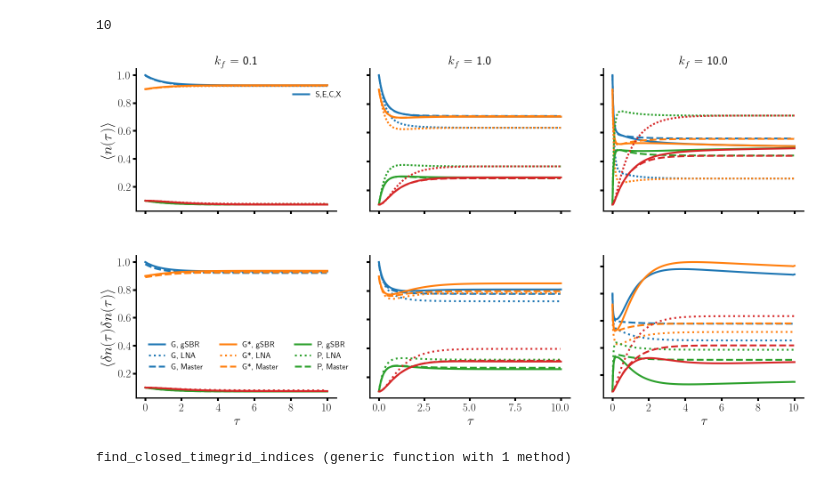
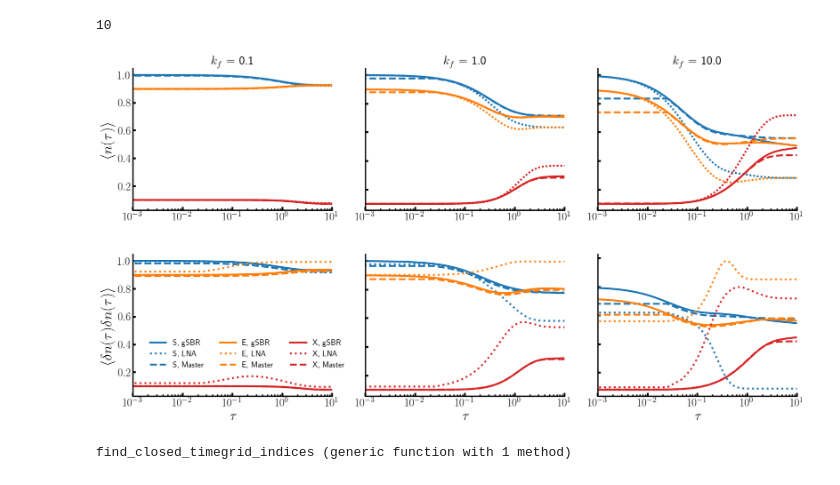
Before and after one commit to btemoshir/Achedmy.jl, a Jupyter notebook: examples/enzyme_kinetics.ipynb, the cells around one changed output. Saved outputs shown, nothing was run; the diff lists cells and outputs as text; code cells hidden in the pictures.

```diff
--- a/examples/enzyme_kinetics.ipynb
+++ b/examples/enzyme_kinetics.ipynb
@@ -231,7 +168,7 @@ for i in alpha_range
     structure = Achedmy.ReactionStructure(enzyme_system)
     variables = Achedmy.ReactionVariables(structure,"single")
     sol = Achedmy.solve_dynamics!(structure,variables,selfEnergy = "MAK", tmax = tmax, tstart = tstart,
-    atol = atol, rtol = rtol , k_max = k_max, dtmax = dtmax, γ = Γ, qmax = qmax, qmin = qmin);
+    atol = atol, rtol = rtol)
 
     push!(SOL_mak,sol)
     push!(VAR_mak,variables)
@@ -402,7 +337,7 @@ close("all")
 # %% [markdown]
 ### Plotting the response: $R_{XX}(\tau,\tau')$:
 # %%
-sat = 7
+sat = 4
 
 #time_grid_all = EMRE[sat].timeGrid
 time_grid_gSBR = SOL[sat].t
@@ -443,9 +381,8 @@ gcf()
 # %% [markdown]
 ## Plotting cross-responses!
 # %%
-sat = 7
+sat = 4
 
-#time_grid_all = EMRE[sat].timeGrid
 time_grid_gSBR = SOL[sat].t
 plotting_tau =  [2., 4., 6., 8.]
 
@@ -453,10 +390,9 @@ function find_closed_timegrid_indices(timegrid, times)
     return [findmin(abs.(timegrid .- X))[2] for X in times]
 end
 
-#tau = find_closed_timegrid_indices(time_grid_all, plotting_tau)
 tau_SBR = find_closed_timegrid_indices(time_grid_gSBR, plotting_tau)
 
-fig = figure(figsize=(15, 3.5))
+fig = figure(figsize=(15, 7))
 ax1 = fig.add_axes([0, 0.55, 0.1, 0.45])
 ax2 = fig.add_axes([0.11, 0.55, 0.19, 0.45])
 ax3 = fig.add_axes([0.31, 0.55, 0.29, 0.45])
@@ -478,19 +414,16 @@ for j in 1:length(plotting_tau)
     axis[j].set_title(L"\tau^\prime = " * string(plotting_tau[j]), fontsize=22)
     axis[j].spines["right"].set_visible(false)
     axis[j].spines["top"].set_visible(false)
-    #axis[j].set_xlabel(L"\tau-\tau\prime", fontsize=22)
-    axis[j].set_ylim((-0.1, 0.1))
+    axis[j].set_ylim((-0.05, 0.15))
 end
 
 for j in 1:length(plotting_tau)
 
     axis2[j].plot(time_grid_gSBR[tau_SBR[j]:end] .- time_grid_gSBR[tau_SBR[j]],(VAR[sat].R[2,1, tau_SBR[j]:end, tau_SBR[j]]), "-", alpha=0.75,linewidth=3)
-
-    axis2[j].set_title(L"\tau^\prime = " * string(plotting_tau[j]), fontsize=22)
     axis2[j].spines["right"].set_visible(false)
     axis2[j].spines["top"].set_visible(false)
     axis2[j].set_xlabel(L"\tau-\tau\prime", fontsize=22)
-    axis2[j].set_ylim((-0.135, 0.01))
+    axis2[j].set_ylim((-0.225, 0.01))
 end
 
 ax1.set_ylabel(L"R_{XS}(\tau,\tau^\prime)", fontsize=22)
@@ -509,7 +442,5 @@ ax22.set(yticklabels=[])
 ax33.set(yticklabels=[])
 ax44.set(yticklabels=[])
 
-#ax4.legend(["gSBR"], bbox_to_anchor=(0.45, 0.95), loc=0, frameon=false, fontsize=18)
-
 gcf()
 # %% [output]
@@ -840,65 +705,55 @@ ax_5 = fig1.add_axes([0.7, 0.525, 0.3, 0.4])
 ax_6 = fig1.add_axes([0.7, 0., 0.3, 0.4])
 
 axes = [ax_1, ax_2, ax_5, ax_3, ax_4, ax_6]
-#sat = [0, 3, 6] .+ 1
+
+sat_sbr = [2,3,4]
+
 sat = [3, 6, 9] .+ 1
-#sat = 1
+
 skip = 1
+start_time = 1
+
 cOL = plt.rcParams["axes.prop_cycle"].by_key()["color"]
 
 for i in 1:length(sat)
-    for j in 1:num_species
-        #axes[i].plot(QUAD2SBR[sat[i]].timeGrid[1:skip:end], QUAD2SBR[sat[i]].y[j, 1:skip:end]', linestyle="-", c=cOL[j], alpha=1., linewidth=3)
-        axes[i].plot(SOL[sat[i]].t, VAR[sat[i]].μ[j, :], linestyle="-", c=cOL[j], alpha=1., linewidth=3)
-
-        #axes[i].plot(MAK[sat[i]].timeGrid[1:skip:end], MAK[sat[i]].y[j, 1:skip:end]', linestyle=(0, (1, 1)), c=cOL[j], alpha=1., linewidth=3)
-
-        axes[i].plot(SOL_mak[sat[i]].t, VAR_mak[sat[i]].μ[j, :], linestyle=(0, (1, 1)), c=cOL[j], alpha=1., linewidth=3)
-
-        axes[i].plot(Master[sat[i]].timeGrid[1:skip:end], Master[sat[i]].y[j, 1:skip:end]', "--", c=cOL[j], alpha=1., linewidth=3)
-    end
+    for j in 1:num_species if j != 3
+        axes[i].plot(SOL[sat_sbr[i]].t[start_time:end], VAR[sat_sbr[i]].μ[j, start_time:end], linestyle="-", c=cOL[j], alpha=1., linewidth=3)
+        axes[i].plot(SOL_mak[sat_sbr[i]].t[start_time:end], VAR_mak[sat_sbr[i]].μ[j, start_time:end], linestyle=(0, (1, 1)), c=cOL[j], alpha=1., linewidth=3)
+        axes[i].plot(Master[sat[i]].timeGrid[start_time:skip:end], Master[sat[i]].y[j, start_time:skip:end]', "--", c=cOL[j], alpha=1., linewidth=3)
+    end end
     axes[i].spines["right"].set_visible(false)
     axes[i].spines["top"].set_visible(false)
     axes[i].set_title("\$k_f\$ = " * string(round(alpha_range[sat[i]], digits=2)), fontsize=20)
-    #axes[i].set_yscale("log")
-    #axes[i].set_xscale("log")
-    #axes[i].set_ylim((0.002, 2.50))
+    axes[i].set_xlim((0.001,10))
     axes[i].set(xticklabels=[])
+    axes[i].set_xscale("log")
     if i != 1
         axes[i].set(yticklabels=[])
     end
 end
 axes[1].set_ylabel(L"$ \langle n(\tau) \rangle $", fontsize=24)
 
+start_time_Master = 1
+start_time = 1
 for i in 1:length(sat)
-    for j in 1:num_species
-        #axes[i + 3].plot(QUAD2SBR[sat[i]].timeGrid[1:skip:end], (QUAD2SBR[sat[i]].y[j, 1:skip:end] + diag(QUAD2SBR[sat[i]].corr[j, j, 1:skip:end, 1:skip:end]))', linestyle="-", c=cOL[j], alpha=1., linewidth=3)
-
-        axes[i + 3].plot(SOL[sat[i]].t, diag(VAR[sat[i]].N[j, j, :, :]), linestyle="-", c=cOL[j], alpha=1., linewidth=3)
-
-        #axes[i + 3].plot(SOL[sat[i]].t, (VAR[sat[i]].μ[j,:]), linestyle="-", c=cOL[j], alpha=1., linewidth=3)
-        axes[i + 3].plot(EMRE[sat[i]].timeGrid[1:skip:end], EMRE[sat[i]].lna_var[j, j, 1:skip:end]', linestyle="dotted", c=cOL[j], alpha=1., linewidth=3)
-        axes[i + 3].plot(Master[sat[i]].timeGrid[1:skip:end], Master[sat[i]].variance[j, 1:skip:end]', "--", c=cOL[j], alpha=1., linewidth=3)
-    end
+    for j in 1:num_species if j != 3
+        axes[i + 3].plot(SOL[sat_sbr[i]].t[start_time:end], diag(VAR[sat_sbr[i]].N[j, j, start_time:end, start_time:end]), linestyle="-", c=cOL[j], alpha=1., linewidth=3)
+        axes[i + 3].plot(EMRE[sat[i]].timeGrid[start_time_Master:skip:end], EMRE[sat[i]].lna_var[j, j, start_time_Master:skip:end]', linestyle="dotted", c=cOL[j], alpha=1., linewidth=3)
+        axes[i + 3].plot(Master[sat[i]].timeGrid[start_time_Master:skip:end], Master[sat[i]].variance[j, start_time_Master:skip:end]', "--", c=cOL[j], alpha=1., linewidth=3)
+    end end
     axes[i + 3].spines["right"].set_visible(false)
     axes[i + 3].spines["top"].set_visible(false)
+    axes[i + 3].set_xlim((0.001,10))
     axes[i + 3].set_xlabel(L"$ \tau $", fontsize=22)
-    #axes[i + 3].set_yscale("log")
-    #axes[i + 3].set_xscale("log")
-    #axes[i + 3].set_ylim((0.002, 5.))
+    axes[i + 3].set_xscale("log")
     if i != 1
         axes[i + 3].set(yticklabels=[])
     end
 end
 axes[4].set_ylabel(L"$\langle \delta n(\tau)\delta n(\tau) \rangle $", fontsize=24)
 
-axes[1].legend(["S,E,C,X"], bbox_to_anchor=(1.06, 0.89), loc=1, frameon=false, fontsize=13, ncol=3)
-#axes[1].legend(["G, gSBR", "G, MAK", "G, Master", "G*, gSBR", "G*, MAK", "G*, Master", "P, gSBR", "P, MAK", "P, Master"], bbox_to_anchor=(1.06, 0.89), loc=1, frameon=false, fontsize=13, ncol=3)
-axes[4].legend(["G, gSBR","G, LNA","G, Master","G*, gSBR","G*, LNA","G*, Master","P, gSBR","P, LNA","P, Master"],bbox_to_anchor=(1.1, 0.45), loc=1, frameon=false, fontsize=13,ncol=3)
+axes[4].legend(["S, gSBR","S, LNA","S, Master","E, gSBR","E, LNA","E, Master","X, gSBR","X, LNA","X, Master"],bbox_to_anchor=(1.1, 0.45), loc=1, frameon=false, fontsize=13,ncol=3)
 
 gcf()
-
-#plt.savefig("../plots/gene/gene_means_variance.png", bbox_inches="tight")
-#plt.close()
 # %% [output]
-[figure, old version]
+[figure, new version]
```
Also changed, not shown: parts of 63 cells of this notebook, 14 other files.
